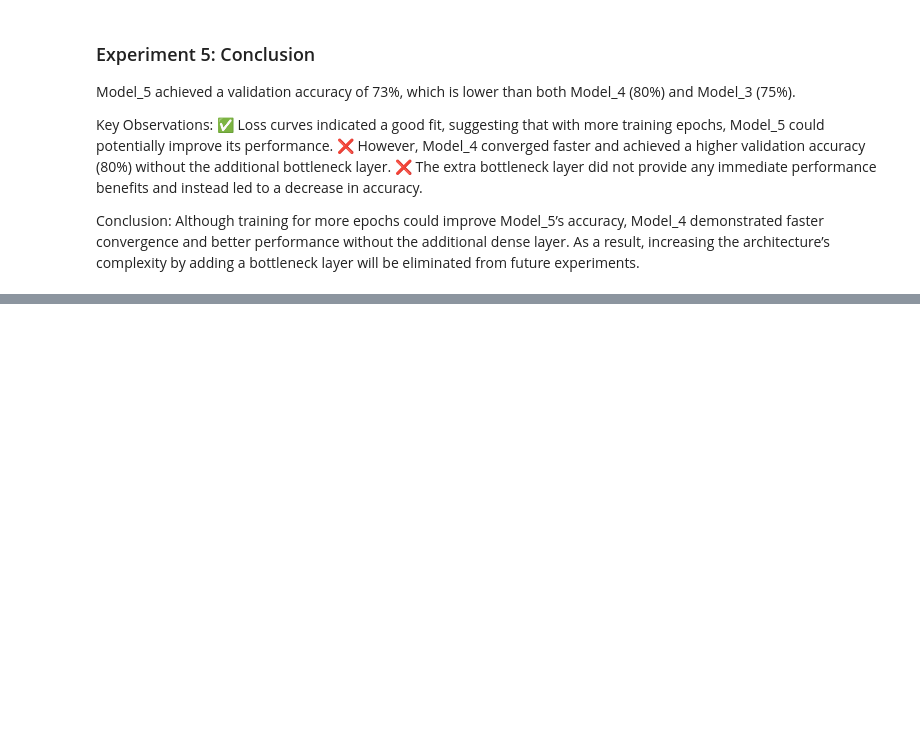
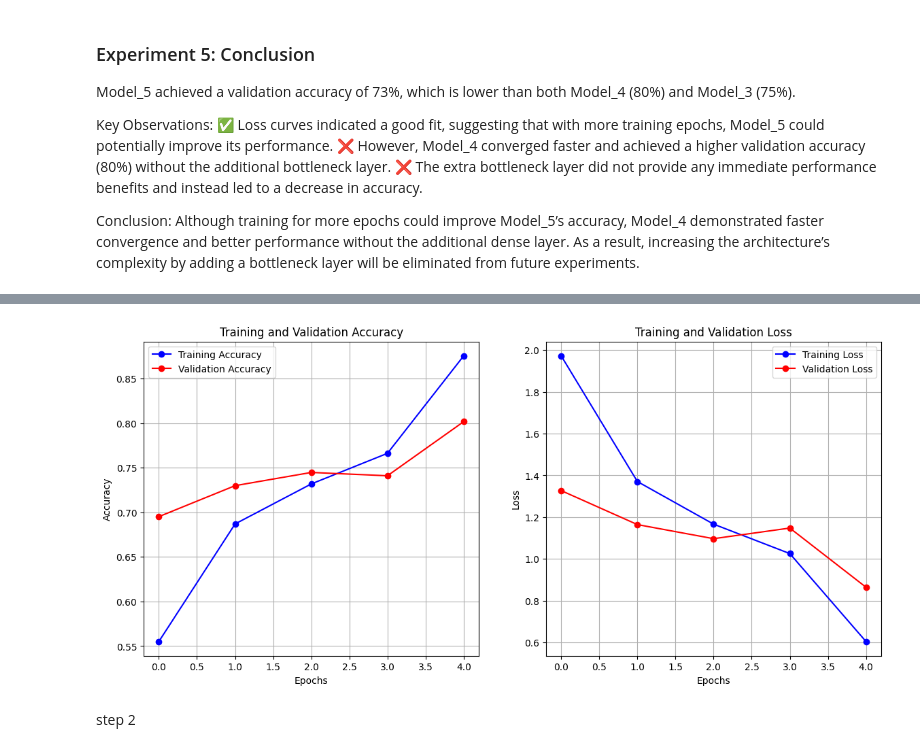
Before and after one commit to HanyAbdelsalam/Food-Vision-app, a Jupyter notebook: training_experiments.ipynb, the cells around one changed output, grey strips where cells are left out. Cells and saved outputs as stored; diff of their text form; code cells hidden in the pictures; blank space fills up the shorter version.

```diff
--- a/training_experiments.ipynb
+++ b/training_experiments.ipynb
@@ -1063,0 +1075,11 @@ As a result, increasing the architecture’s complexity by adding a bottleneck l
+# %%
+model_6 = build_model(model_name="model_6",
+                      num_classes=len(class_names),
+                      backbone=EfficientNetB0,
+                      with_data_aug=False,
+                      normalize=False,
+                      add_bottleneck_layer=False,
+                      with_regularization_and_dropout=True,
+                      use_transfer_learning=False)
+
+model_6.summary()
@@ -1063,0 +1149,9 @@ As a result, increasing the architecture’s complexity by adding a bottleneck l
+# %%
+history_model_6 = model_6.fit(train_data,
+                              epochs=5,
+                              steps_per_epoch=len(train_data),
+                              validation_data=test_data,
+                              validation_steps=int(0.15*len(test_data)),
+                              callbacks=prepare_callbacks(checkpoint_name="model_6_with_regularization_and_dropout_feature_extraction",
+                                                          logs_name="model_6_with_regularization_and_dropout_feature_extraction")
+                              )
@@ -1063,0 +1178,2 @@ As a result, increasing the architecture’s complexity by adding a bottleneck l
+# %%
+save_training_history(history_model_6, "model_6_feature_extraction")
@@ -1063,0 +1189,6 @@ As a result, increasing the architecture’s complexity by adding a bottleneck l
+# %%
+plot_history(history_model_6)
+# %% [output]
+[figure, added]
+# %% [markdown]
+step 2
```
Also changed, not shown: parts of 34 cells of this notebook, 21 other files.
